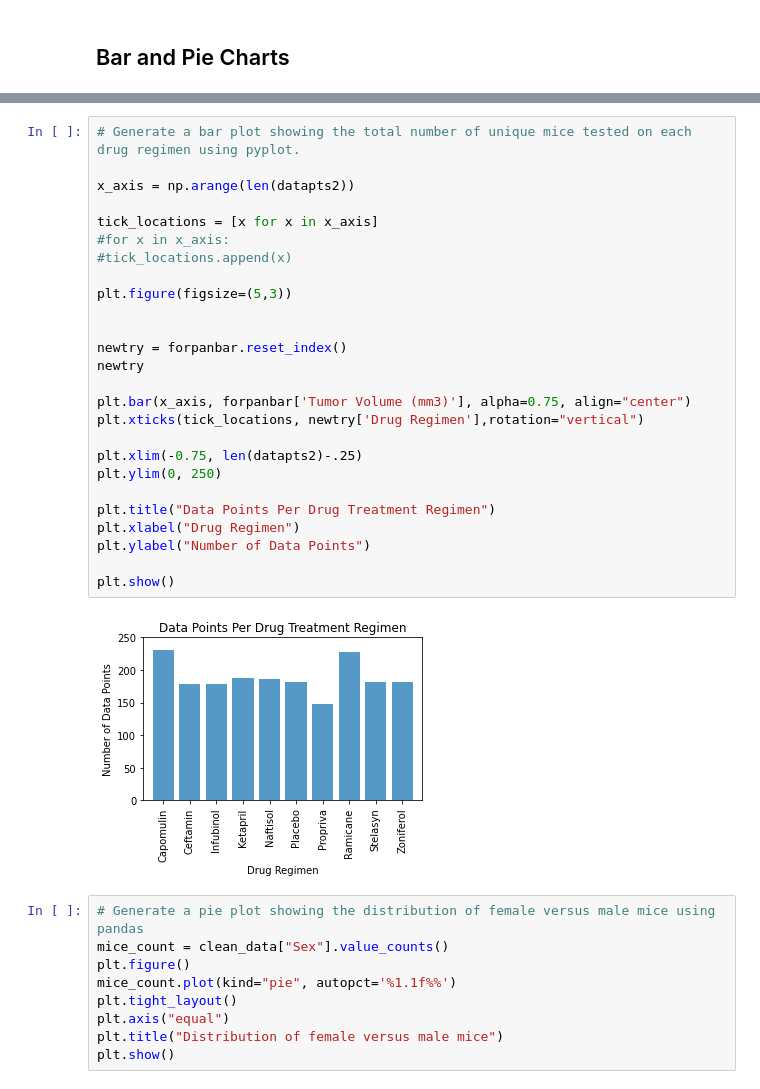
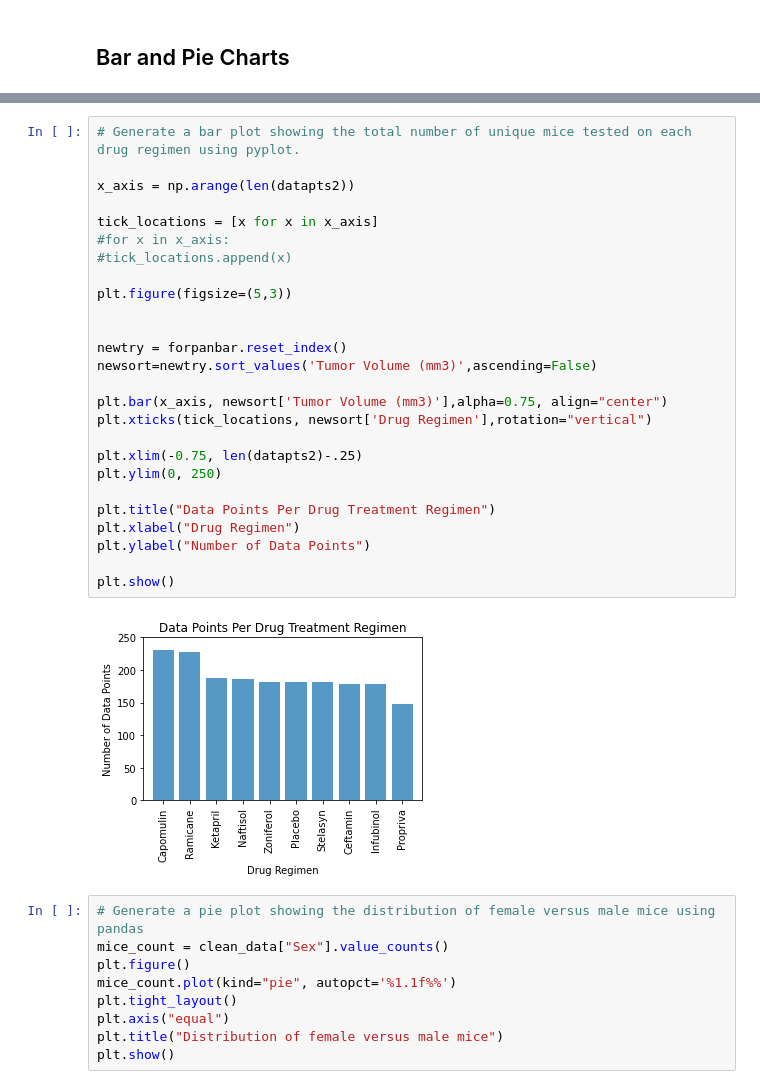
Before and after one commit to CindyBrady/BCS_Classwork_Matplotlib, a Jupyter notebook: Pymaceuticals/pymaceuticals_starter.ipynb, the cells around one changed output, grey strips where cells are left out. Saved outputs shown, nothing was run; the diff lists cells and outputs as text.

Commit message:
Update pymaceuticals_starter.ipynb
Updated sort for bar plots

```diff
--- a/Pymaceuticals/pymaceuticals_starter.ipynb
+++ b/Pymaceuticals/pymaceuticals_starter.ipynb
@@ -163,31 +163,31 @@ Text(0.5, 1.0, 'Data Points Per Drug Treatment Regimen')
 # %%
 # Generate a bar plot showing the total number of unique mice tested on each drug regimen using pyplot.
 
 x_axis = np.arange(len(datapts2))
 
 tick_locations = [x for x in x_axis]
 #for x in x_axis:
 #tick_locations.append(x)
 
 plt.figure(figsize=(5,3))
 
 
 newtry = forpanbar.reset_index()
-newtry
+newsort=newtry.sort_values('Tumor Volume (mm3)',ascending=False)
 
-plt.bar(x_axis, forpanbar['Tumor Volume (mm3)'], alpha=0.75, align="center")
-plt.xticks(tick_locations, newtry['Drug Regimen'],rotation="vertical")
+plt.bar(x_axis, newsort['Tumor Volume (mm3)'],alpha=0.75, align="center")
+plt.xticks(tick_locations, newsort['Drug Regimen'],rotation="vertical")
 
 plt.xlim(-0.75, len(datapts2)-.25)
 plt.ylim(0, 250)
 
 plt.title("Data Points Per Drug Treatment Regimen")
 plt.xlabel("Drug Regimen")
 plt.ylabel("Number of Data Points")
 
 plt.show()
 # %% [output]
-[figure, old version]
+[figure, new version]
 # %%
 # Generate a pie plot showing the distribution of female versus male mice using pandas
 mice_count = clean_data["Sex"].value_counts()
```
Also changed, not shown: parts of 1 cell of this notebook.
